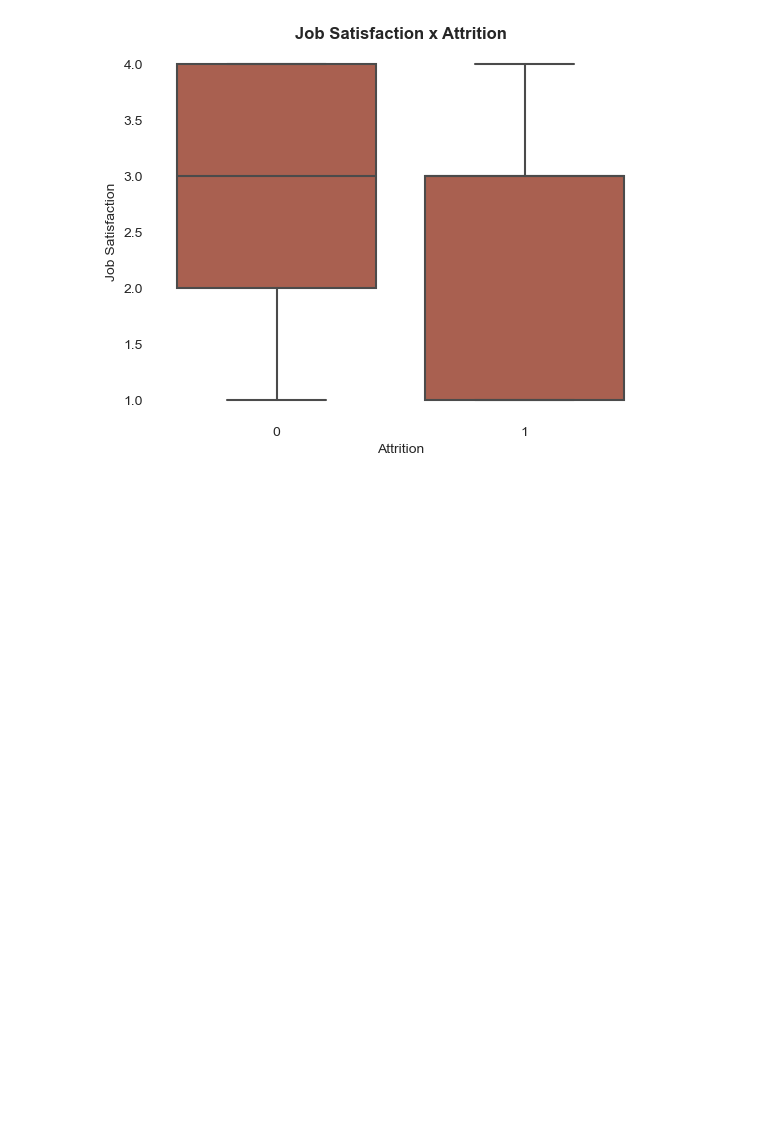
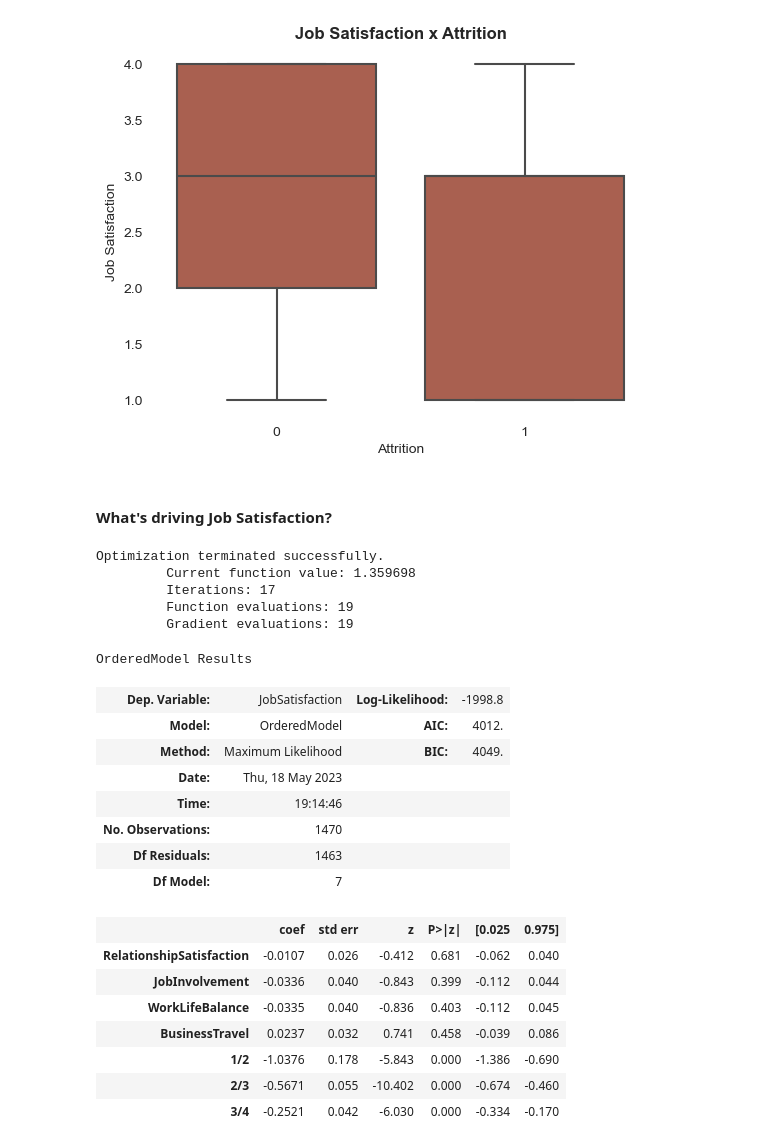
Before and after one commit to mlpost/Data-Projects, a Jupyter notebook: Kaggle HR Analytics/Predicting Attrition and Engagement/attritionAndEngagementAnalysis.ipynb, the cells around one changed output. Saved outputs shown, nothing was run; the diff lists cells and outputs as text; code cells hidden in the pictures; blank space fills up the shorter version.

```diff
--- a/Kaggle HR Analytics/Predicting Attrition and Engagement/attritionAndEngagementAnalysis.ipynb
+++ b/Kaggle HR Analytics/Predicting Attrition and Engagement/attritionAndEngagementAnalysis.ipynb
@@ -875,3 +857,39 @@ ax.spines['left'].set_visible(False)
 plt.show();
 # %% [output]
 [figure]
+# %% [markdown]
+#### What's driving Job Satisfaction?
+# %%
+model = OrderedModel(hr_dummies['JobSatisfaction'], hr_dummies[[
+                                                           'RelationshipSatisfaction',
+                                                           'JobInvolvement',
+                                                           'WorkLifeBalance',
+                                                           'BusinessTravel',
+
+                                                           ]])
+
+res_prob = model.fit(method = 'bfgs')
+res_prob.summary()
+# %% [output]
+Optimization terminated successfully.
+         Current function value: 1.359698
+         Iterations: 17
+         Function evaluations: 19
+         Gradient evaluations: 19
+OrderedModel Results
+| Dep. Variable: | JobSatisfaction | Log-Likelihood: | -1998.8 |
+| Model: | OrderedModel | AIC: | 4012. |
+| Method: | Maximum Likelihood | BIC: | 4049. |
+| Date: | Thu, 18 May 2023 |  |  |
+| Time: | 19:14:46 |  |  |
+| No. Observations: | 1470 |  |  |
+| Df Residuals: | 1463 |  |  |
+| Df Model: | 7 |  |  |
+|  | coef | std err | z | P>|z| | [0.025 | 0.975] |
+| RelationshipSatisfaction | -0.0107 | 0.026 | -0.412 | 0.681 | -0.062 | 0.040 |
+| JobInvolvement | -0.0336 | 0.040 | -0.843 | 0.399 | -0.112 | 0.044 |
+| WorkLifeBalance | -0.0335 | 0.040 | -0.836 | 0.403 | -0.112 | 0.045 |
+| BusinessTravel | 0.0237 | 0.032 | 0.741 | 0.458 | -0.039 | 0.086 |
+| 1/2 | -1.0376 | 0.178 | -5.843 | 0.000 | -1.386 | -0.690 |
+| 2/3 | -0.5671 | 0.055 | -10.402 | 0.000 | -0.674 | -0.460 |
+| 3/4 | -0.2521 | 0.042 | -6.030 | 0.000 | -0.334 | -0.170 |
```
Also changed, not shown: parts of 15 cells of this notebook.
